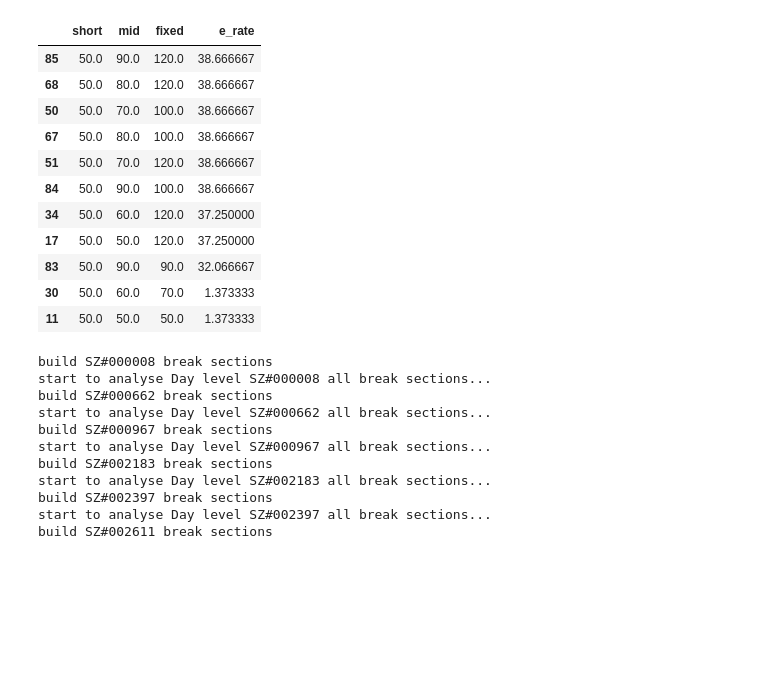
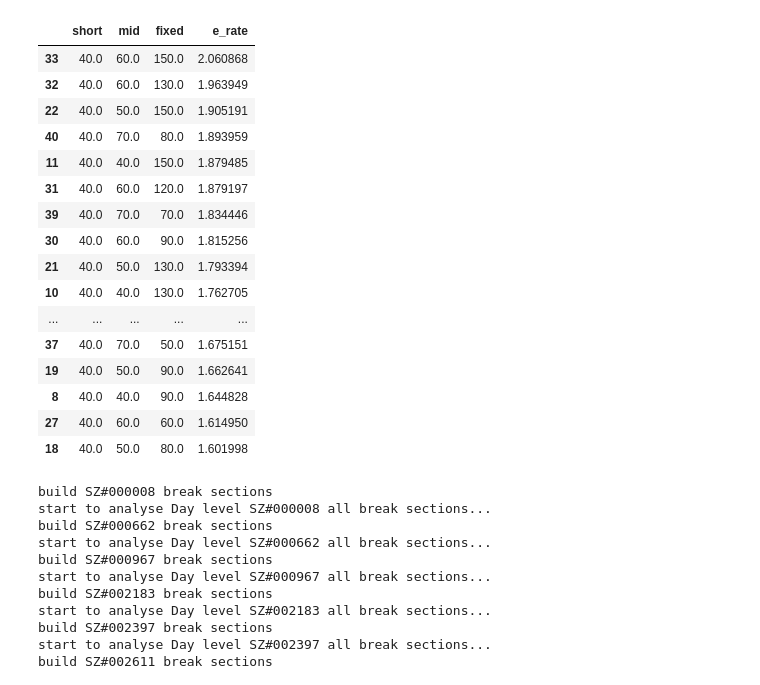
Before and after one commit to mojia/rocket, a Jupyter notebook: Runner_Rebuilder_4.ipynb, the cells around one changed output. Cells and saved outputs as stored; diff of their text form; code cells hidden in the pictures; blank space fills up the shorter version.

```diff
--- a/Runner_Rebuilder_4.ipynb
+++ b/Runner_Rebuilder_4.ipynb
@@ -5,12 +5,12 @@ import pandas as pd
 
 e_df = pd.DataFrame(columns=['short','mid','fixed','e_rate'])
 for short in [40]:
-    for mid in [60,80,90]:
+    for mid in [20,30,40,50,60,70,80,90]:
         if(short<=mid):
             eAdvantage = EAdvantage(100,short,mid)
 
             last_e_rate = 0
-            for fixed in [90,120]:
+            for fixed in [20,30,40,50,60,70,80,90,120,130,150]:
                 e_rate = eAdvantage.compute_E_rate_of_break_sections_fixed_day_exist(fixed)
                 print(str(short)+','+str(mid)+','+str(fixed)+' '+str(e_rate))
 
@@ -40,20 +57,23 @@ KeyboardInterrupt:
 # %%
-import pandas as pd
-
-e_df.sort_values(by='e_rate',ascending=False)[0:11]
+e_df.sort_values(by='e_rate',ascending=False)[0:20]
 # %% [output]
 |  | short | mid | fixed | e_rate |
-| 85 | 50.0 | 90.0 | 120.0 | 38.666667 |
-| 68 | 50.0 | 80.0 | 120.0 | 38.666667 |
-| 50 | 50.0 | 70.0 | 100.0 | 38.666667 |
-| 67 | 50.0 | 80.0 | 100.0 | 38.666667 |
-| 51 | 50.0 | 70.0 | 120.0 | 38.666667 |
-| 84 | 50.0 | 90.0 | 100.0 | 38.666667 |
-| 34 | 50.0 | 60.0 | 120.0 | 37.250000 |
-| 17 | 50.0 | 50.0 | 120.0 | 37.250000 |
-| 83 | 50.0 | 90.0 | 90.0 | 32.066667 |
-| 30 | 50.0 | 60.0 | 70.0 | 1.373333 |
-| 11 | 50.0 | 50.0 | 50.0 | 1.373333 |
+| 33 | 40.0 | 60.0 | 150.0 | 2.060868 |
+| 32 | 40.0 | 60.0 | 130.0 | 1.963949 |
+| 22 | 40.0 | 50.0 | 150.0 | 1.905191 |
+| 40 | 40.0 | 70.0 | 80.0 | 1.893959 |
+| 11 | 40.0 | 40.0 | 150.0 | 1.879485 |
+| 31 | 40.0 | 60.0 | 120.0 | 1.879197 |
+| 39 | 40.0 | 70.0 | 70.0 | 1.834446 |
+| 30 | 40.0 | 60.0 | 90.0 | 1.815256 |
+| 21 | 40.0 | 50.0 | 130.0 | 1.793394 |
+| 10 | 40.0 | 40.0 | 130.0 | 1.762705 |
+| ... | ... | ... | ... | ... |
+| 37 | 40.0 | 70.0 | 50.0 | 1.675151 |
+| 19 | 40.0 | 50.0 | 90.0 | 1.662641 |
+| 8 | 40.0 | 40.0 | 90.0 | 1.644828 |
+| 27 | 40.0 | 60.0 | 60.0 | 1.614950 |
+| 18 | 40.0 | 50.0 | 80.0 | 1.601998 |
 # %%
 %run BreakSectionAnalyser.ipynb
 
```
Also changed, not shown: parts of 1 cell of this notebook, 2 other files.
